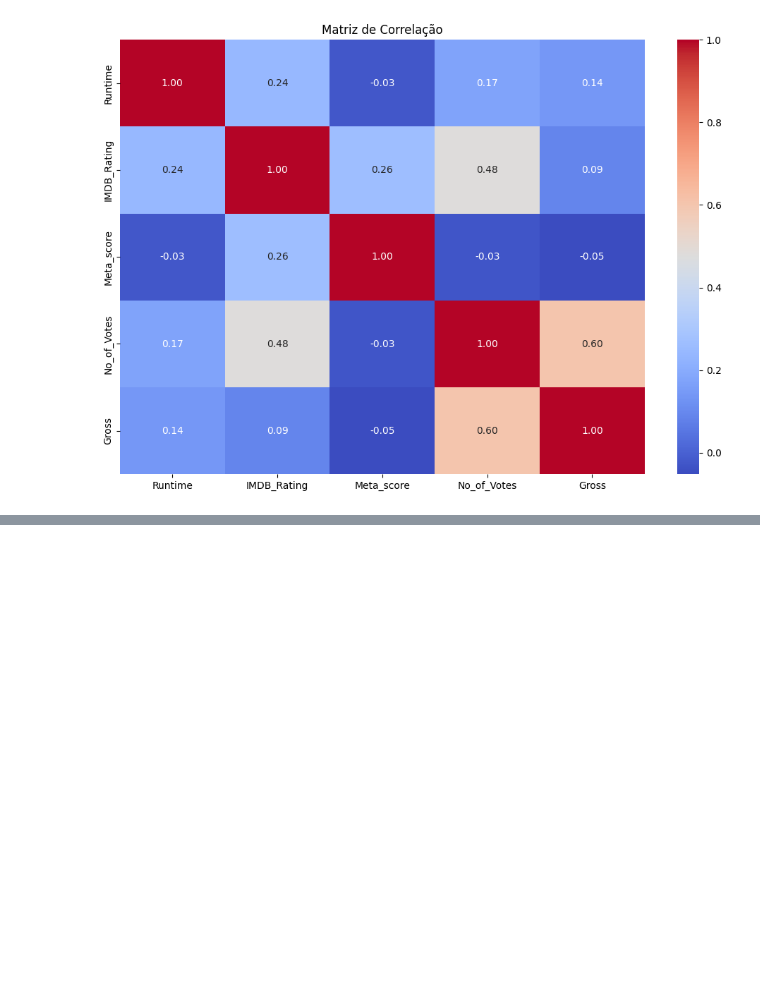
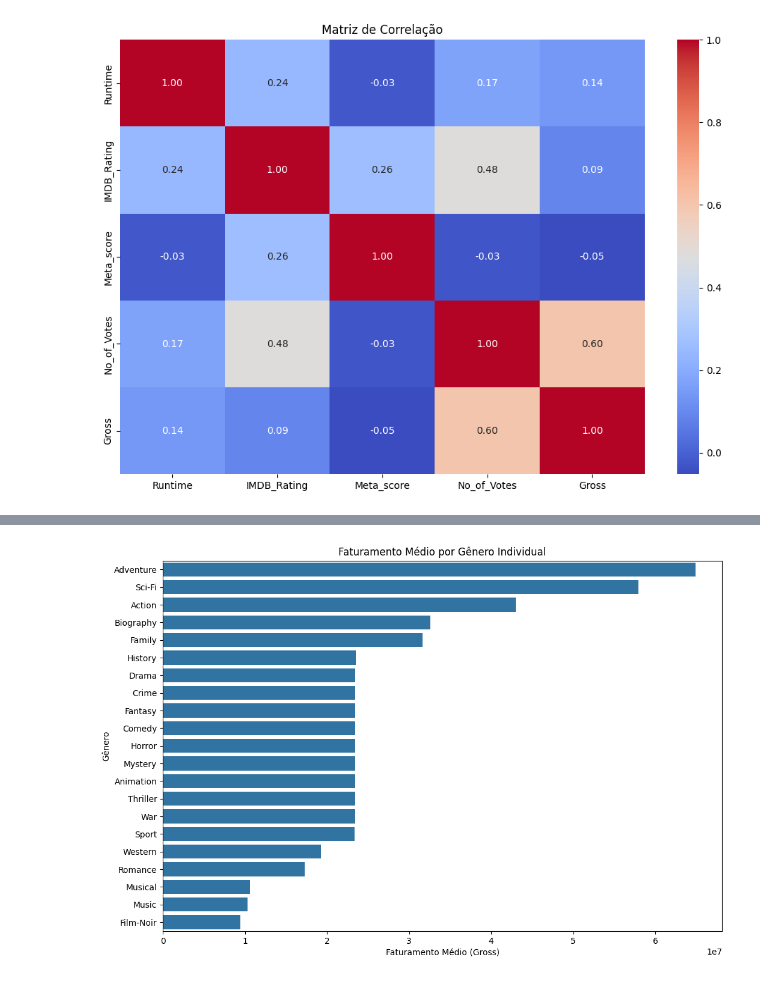
Before and after one commit to luis-henri/desafio-lighthouse-ciencia-dados, a Jupyter notebook: notebooks/analise_exploratoria.ipynb, the cells around one changed output, grey strips where cells are left out. Drawn from its saved outputs; the diff is of its cells as text; code cells hidden in the pictures; blank space fills up the shorter version.

Commit message:
descobrimos que gênero é uma de outras colunas de se correlacionam com o faturamente diretamente proporcional

```diff
--- a/notebooks/analise_exploratoria.ipynb
+++ b/notebooks/analise_exploratoria.ipynb
@@ -166,0 +185,9 @@ plt.show()
+# %%
+#criar uma nova cópia do DataFrame para não alterar o original nesta etapa de descobrimos qual genero que gera mais faturamento
+df_generos = df.copy()
+
+df_generos['Genre'] = df_generos['Genre'].str.split(', ')
+
+df_generos = df_generos.explode('Genre')
+
+print(df_generos.head())
@@ -166,0 +212,5 @@ plt.show()
+# %%
+#agora saberemos qual gênero individual gera mais faturamento
+faturamento_por_genero_individual = df_generos.groupby('Genre')['Gross'].median().sort_values(ascending=False)
+
+print(faturamento_por_genero_individual.head(10))
@@ -167,2 +230,12 @@ plt.show()
+# %%
+plt.figure(figsize=(12, 8))
+sns.barplot(x=faturamento_por_genero_individual.values, y=faturamento_por_genero_individual.index)
+
+plt.title('Faturamento Médio por Gênero Individual')
+plt.xlabel('Faturamento Médio (Gross)')
+plt.ylabel('Gênero')
+plt.show()
+# %% [output]
+[figure, added]
 # %% [markdown]
 # Quais são os principais fatores que estão relacionados com alta expectativa de faturamento de um filme?
```
Also changed, not shown: parts of 5 cells of this notebook.
